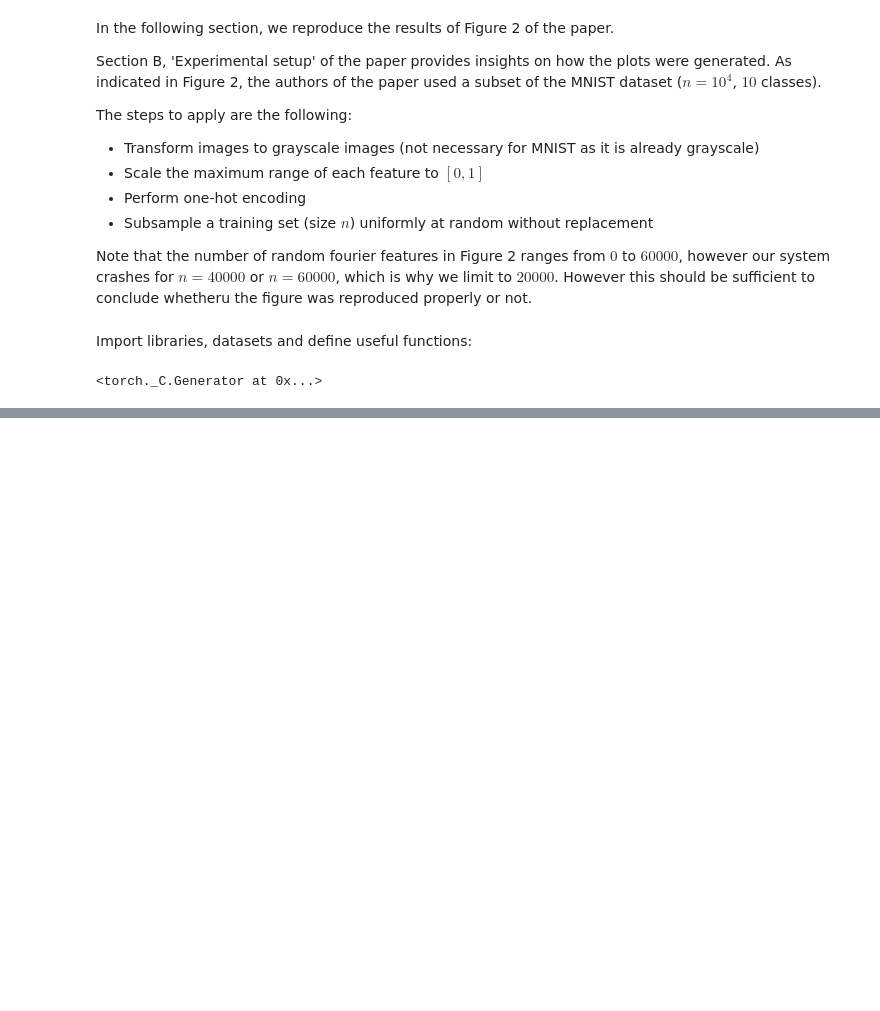
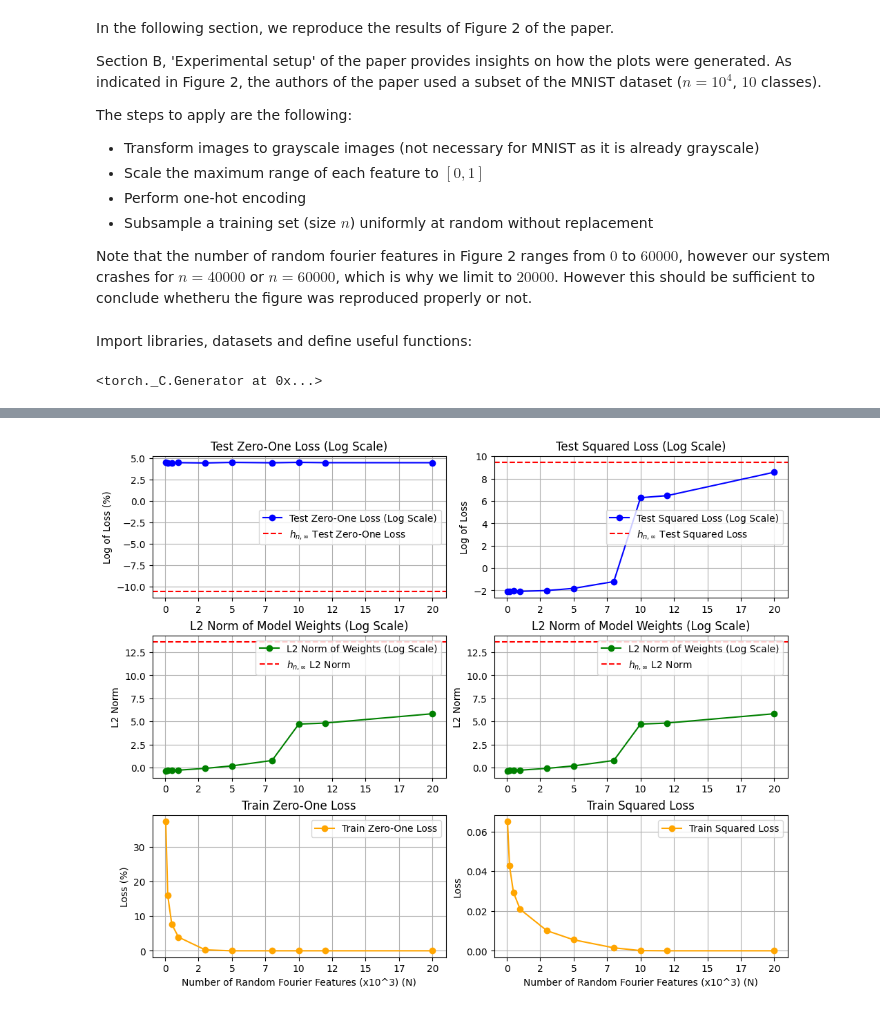
Before and after one commit to renukasinghvirk/project_inference, a Jupyter notebook: main.ipynb, the cells around one changed output, grey strips where cells are left out. Saved outputs shown, nothing was run; the diff lists cells and outputs as text; code cells hidden in the pictures; blank space fills up the shorter version.

Commit message:
Bugs unknown on Figure 2. Starting to work on Figure 4.

```diff
--- a/main.ipynb
+++ b/main.ipynb
@@ -119,11 +191,21 @@ def train_rff(x_train, y_train, x_test, y_test, d, regularization, sigma):
 # %%
 # Generate results
-train_errors = []
-test_errors = []
+train_zero_one_losses = []
+test_zero_one_losses = []
+train_squared_losses = []
+test_squared_losses = []
+l2_norms = []
+
+# Compute h_{n, ∞} test metrics
+hn_inf_test_zero_one_loss, hn_inf_test_squared_loss, hn_inf_l2_norm = compute_h_n_infinity_test_metrics(x_train, y_train, x_test, y_test, sigma)
+
 
 for d in num_rff:
     print(f"Training with {d} random Fourier features...")
-    train_error, test_error = train_rff(x_train, y_train, x_test, y_test, d, regularization, sigma)
-    train_errors.append(train_error)
-    test_errors.append(test_error)
+    train_zero_one_loss, test_zero_one_loss, train_squared_loss, test_squared_loss, l2_norm = train_rff(x_train, y_train, x_test, y_test, d, sigma)
+    train_zero_one_losses.append(train_zero_one_loss)
+    test_zero_one_losses.append(test_zero_one_loss)
+    train_squared_losses.append(train_squared_loss)
+    test_squared_losses.append(test_squared_loss)
+    l2_norms.append(l2_norm)
 # %% [output]
@@ -285,3 +222,62 @@ Training with d = 20000...
+# %%
+fig, axs = plt.subplots(3, 2, figsize=(10, 8), constrained_layout=True)
+num_rff = np.array(num_rff)
+
+# Column 1: Zero-One Loss
+# Test Zero-One Loss (Log Scale)
+axs[0, 0].plot(num_rff / 1000, np.log(np.array(test_zero_one_losses) * 100), label='Test Zero-One Loss (Log Scale)', marker='o', color='blue')
+axs[0, 0].axhline(y=np.log(hn_inf_test_zero_one_loss) * 100, color='red', linestyle='--', label='$h_{n, \infty}$ Test Zero-One Loss')
+axs[0, 0].set_title('Test Zero-One Loss (Log Scale)')
+axs[0, 0].set_ylabel('Log of Loss (%)')
+axs[0, 0].grid()
+axs[0, 0].legend()
+
+# L2 Norms of Weights
+axs[1, 0].plot(num_rff / 1000, np.log(l2_norms), label='L2 Norm of Weights (Log Scale)', marker='o', color='green')
+axs[1, 0].axhline(y=np.log(hn_inf_l2_norm), color='red', linestyle='--', label='$h_{n, \infty}$ L2 Norm')
+axs[1, 0].set_title('L2 Norm of Model Weights (Log Scale)')
+axs[1, 0].set_ylabel('L2 Norm')
+axs[1, 0].grid()
+axs[1, 0].legend()
+
+# Train Zero-One Loss
+axs[2, 0].plot(num_rff / 1000, np.array(train_zero_one_losses) * 100, label='Train Zero-One Loss', marker='o', color='orange')
+axs[2, 0].set_title('Train Zero-One Loss')
+axs[2, 0].set_xlabel('Number of Random Fourier Features (x10^3) (N)')
+axs[2, 0].set_ylabel('Loss (%)')
+axs[2, 0].grid()
+axs[2, 0].legend()
+
+# Column 2: Squared Loss
+# Test Squared Loss (Log Scale)
+axs[0, 1].plot(num_rff / 1000, np.log(test_squared_losses), label='Test Squared Loss (Log Scale)', marker='o', color='blue')
+axs[0, 1].axhline(y=np.log(hn_inf_test_squared_loss), color='red', linestyle='--', label='$h_{n, \infty}$ Test Squared Loss')
+axs[0, 1].set_title('Test Squared Loss (Log Scale)')
+axs[0, 1].set_ylabel('Log of Loss')
+axs[0, 1].grid()
+axs[0, 1].legend()
+
+# L2 Norms of Weights
+axs[1, 1].plot(num_rff / 1000, np.log(l2_norms), label='L2 Norm of Weights (Log Scale)', marker='o', color='green')
+axs[1, 1].axhline(y=np.log(hn_inf_l2_norm), color='red', linestyle='--', label='$h_{n, \infty}$ L2 Norm')
+axs[1, 1].set_title('L2 Norm of Model Weights (Log Scale)')
+axs[1, 1].set_ylabel('L2 Norm')
+axs[1, 1].grid()
+axs[1, 1].legend()
+
+# Train Squared Loss
+axs[2, 1].plot(num_rff / 1000, train_squared_losses, label='Train Squared Loss', marker='o', color='orange')
+axs[2, 1].set_title('Train Squared Loss')
+axs[2, 1].set_xlabel('Number of Random Fourier Features (x10^3) (N)')
+axs[2, 1].set_ylabel('Loss')
+axs[2, 1].grid()
+axs[2, 1].legend()
+
+# Format x-axis to show integers
+for ax in axs.flatten():
+    ax.xaxis.set_major_formatter(plt.FuncFormatter(lambda x, _: int(x)))  # Force integer ticks
+# %% [output]
+[figure, added]
 # %%
 display(sound)
 # %% [output]
```
Also changed, not shown: parts of 18 cells of this notebook.
